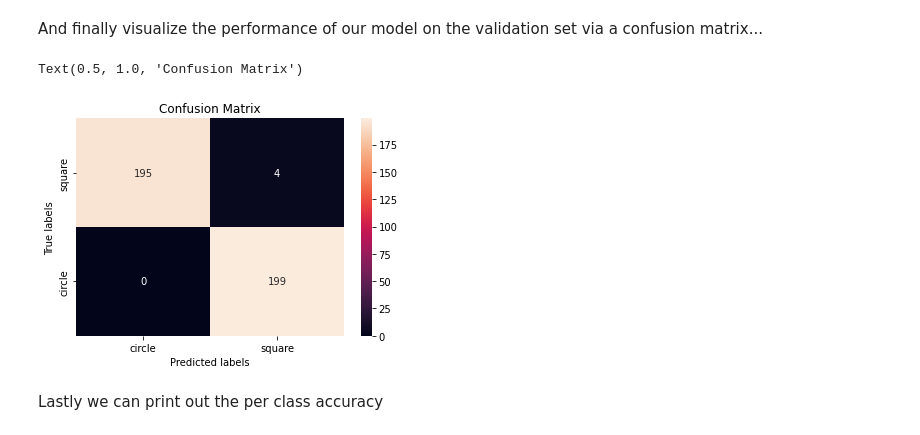
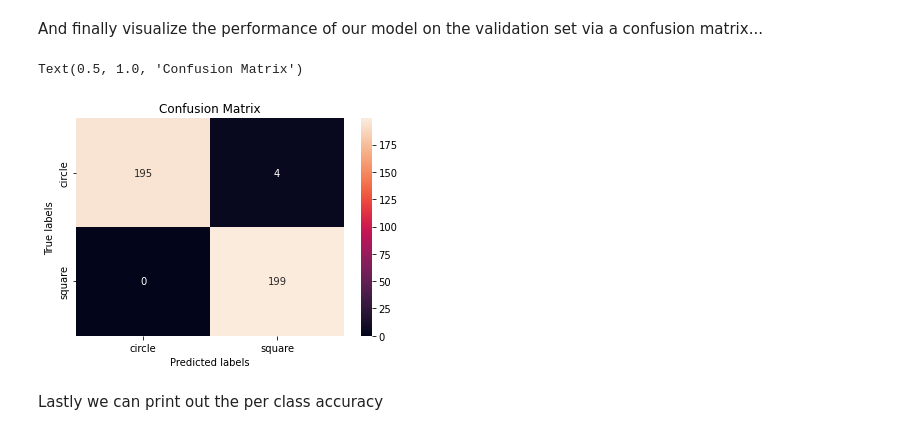
Before and after one commit to dptru10/DenverXRay2022, a Jupyter notebook: DenverXRay2022.ipynb, the cells around one changed output. Cells and saved outputs as stored; diff of their text form; code cells hidden in the pictures.

```diff
--- a/DenverXRay2022.ipynb
+++ b/DenverXRay2022.ipynb
@@ -468,35 +468,34 @@ import pandas as pd
 nb_classes = 2
 
 # Initialize the prediction and label lists(tensors)
 predlist=torch.zeros(0,dtype=torch.long, device='cpu')
 lbllist=torch.zeros(0,dtype=torch.long, device='cpu')
 
 with torch.no_grad():
     for i, (inputs, classes) in enumerate(dataloaders['val']):
         inputs = inputs.to(device)
         classes = classes.to(device)
         outputs = model_ft(inputs)
         _, preds = torch.max(outputs, 1)
 
         # Append batch prediction results
         predlist=torch.cat([predlist,preds.view(-1).cpu()])
         lbllist=torch.cat([lbllist,classes.view(-1).cpu()])
 
 # Confusion matrix
 conf_mat=confusion_matrix(lbllist.numpy(), predlist.numpy())
 ax= plt.subplot()
 
 class_names = ['circle', 'square']
 sns.heatmap(conf_mat, annot=True, fmt='d')
 ax.set_xlabel('Predicted labels')
 ax.set_ylabel('True labels')
 ax.set_xticklabels(class_names)
-class_names.reverse()
 ax.set_yticklabels(class_names)
 ax.set_title('Confusion Matrix')
 # %% [output]
 Text(0.5, 1.0, 'Confusion Matrix')
-[figure, old version]
+[figure, new version]
 # %% [markdown]
 Lastly we can print out the per class accuracy
 # %%
```
Also changed, not shown: parts of 1 cell of this notebook.
